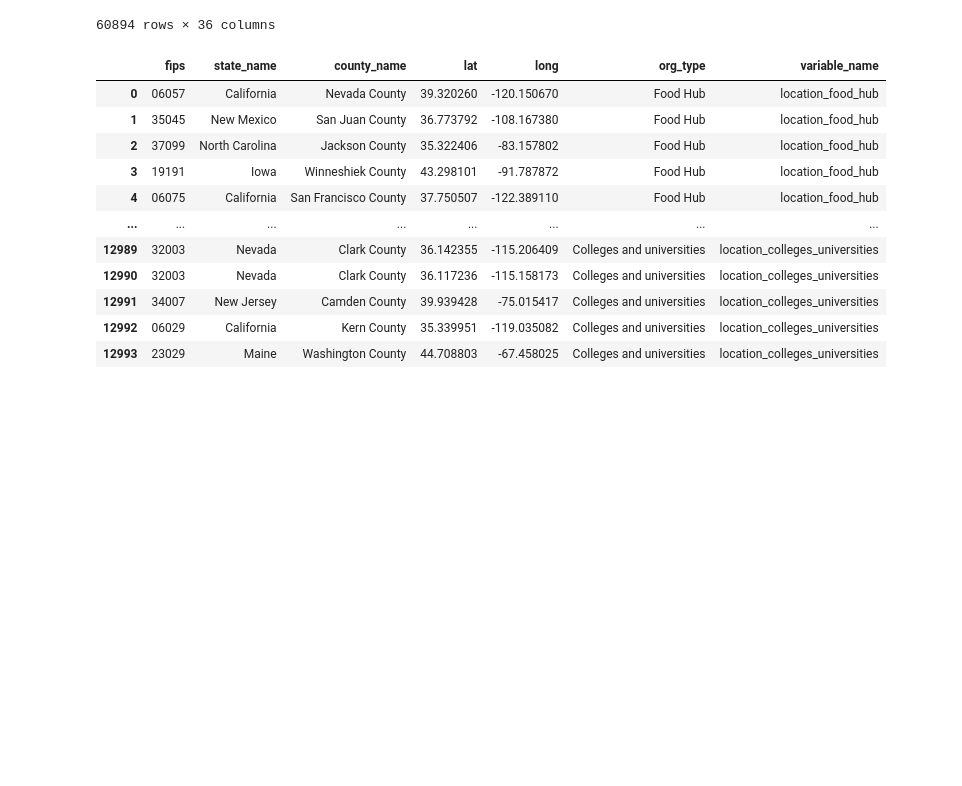
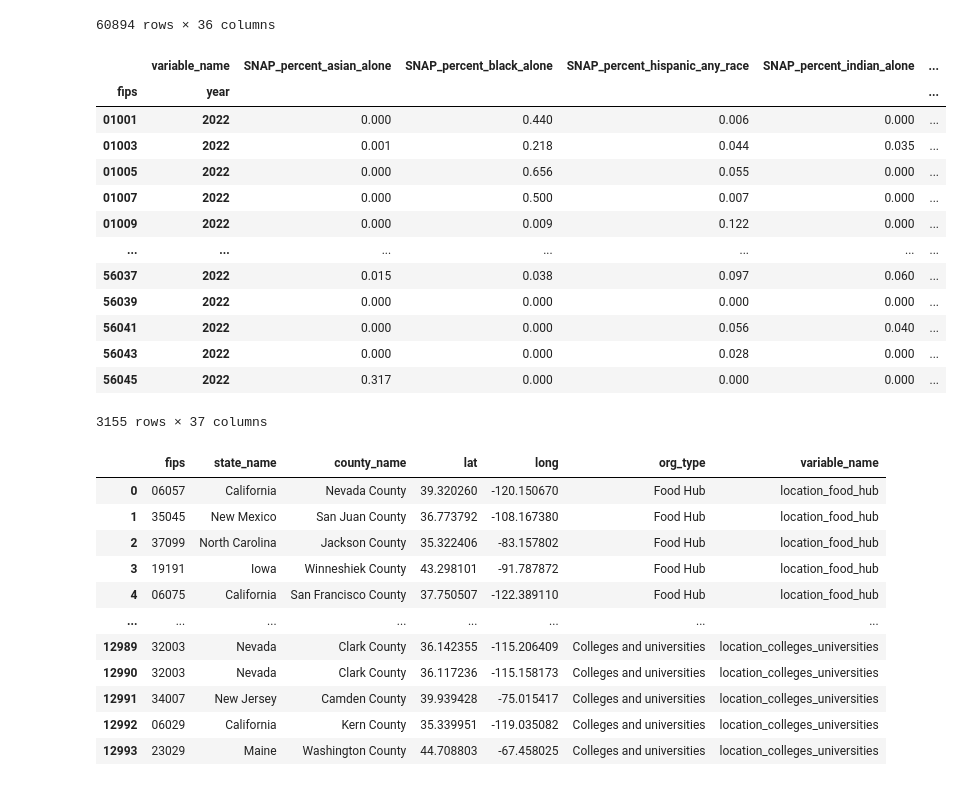
Before and after one commit to zacharyejohnson/AAEA-local-food-data-competition, a Jupyter notebook: Data Gathering.ipynb, the cells around one changed output. Drawn from its saved outputs; the diff is of its cells as text; code cells hidden in the pictures; blank space fills up the shorter version.

```diff
--- a/Data Gathering.ipynb
+++ b/Data Gathering.ipynb
@@ -86,3 +139,25 @@ full_df
+# %%
+full_df['fips_prefix'] = full_df.index.get_level_values('fips').str[:2]
+df_filtered = full_df[full_df['fips_prefix'].isin(states)]
+# %%
+df_filtered = df_filtered.groupby(level='fips').ffill()
+df_filtered = df_filtered.loc[df_filtered.index.get_level_values('year') == 2022]
+df_filtered
+# %% [output]
+|  | variable_name | SNAP_percent_asian_alone | SNAP_percent_black_alone | SNAP_percent_hispanic_any_race | SNAP_percent_indian_alone | ... |
+| fips | year |  |  |  |  | ... |
+| 01001 | 2022 | 0.000 | 0.440 | 0.006 | 0.000 | ... |
+| 01003 | 2022 | 0.001 | 0.218 | 0.044 | 0.035 | ... |
+| 01005 | 2022 | 0.000 | 0.656 | 0.055 | 0.000 | ... |
+| 01007 | 2022 | 0.000 | 0.500 | 0.007 | 0.000 | ... |
+| 01009 | 2022 | 0.000 | 0.009 | 0.122 | 0.000 | ... |
+| ... | ... | ... | ... | ... | ... | ... |
+| 56037 | 2022 | 0.015 | 0.038 | 0.097 | 0.060 | ... |
+| 56039 | 2022 | 0.000 | 0.000 | 0.000 | 0.000 | ... |
+| 56041 | 2022 | 0.000 | 0.000 | 0.056 | 0.040 | ... |
+| 56043 | 2022 | 0.000 | 0.000 | 0.028 | 0.000 | ... |
+| 56045 | 2022 | 0.317 | 0.000 | 0.000 | 0.000 | ... |
+3155 rows × 37 columns
 # %%
 data = pd.read_csv("USDA-AMS-Data-and-Metrics\\Point level data\\point_data.csv")
 data['fips'] = data['fips'].astype(str).str.zfill(5)
```
Also changed, not shown: parts of 11 cells of this notebook, 4 other files.
